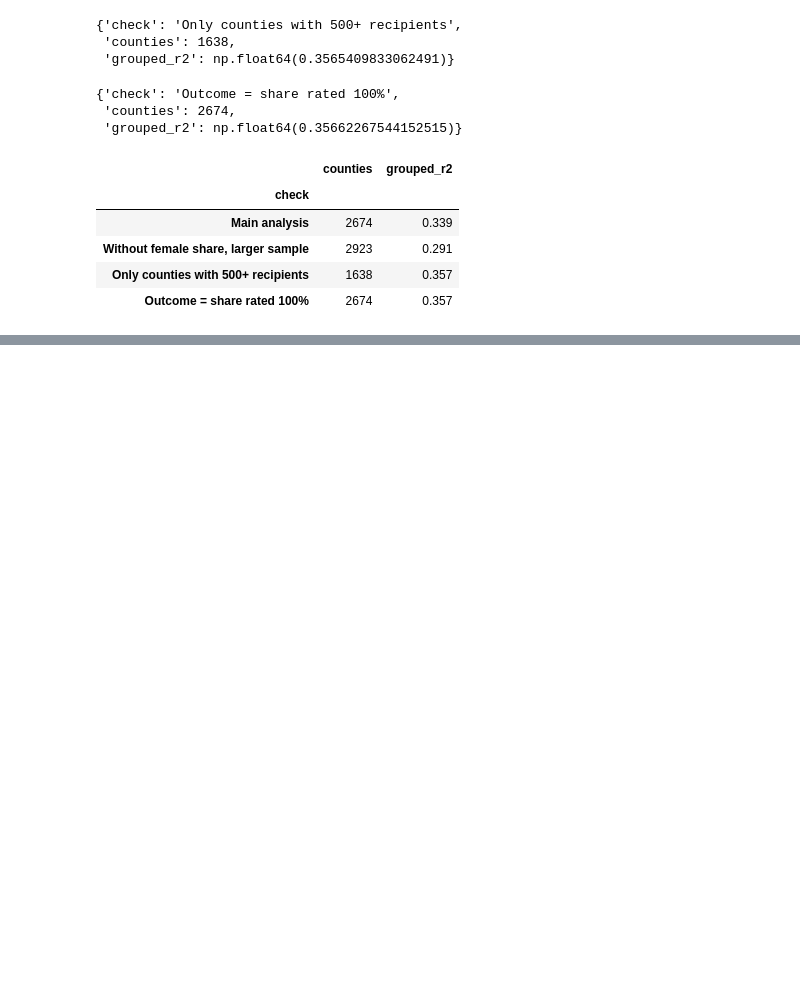
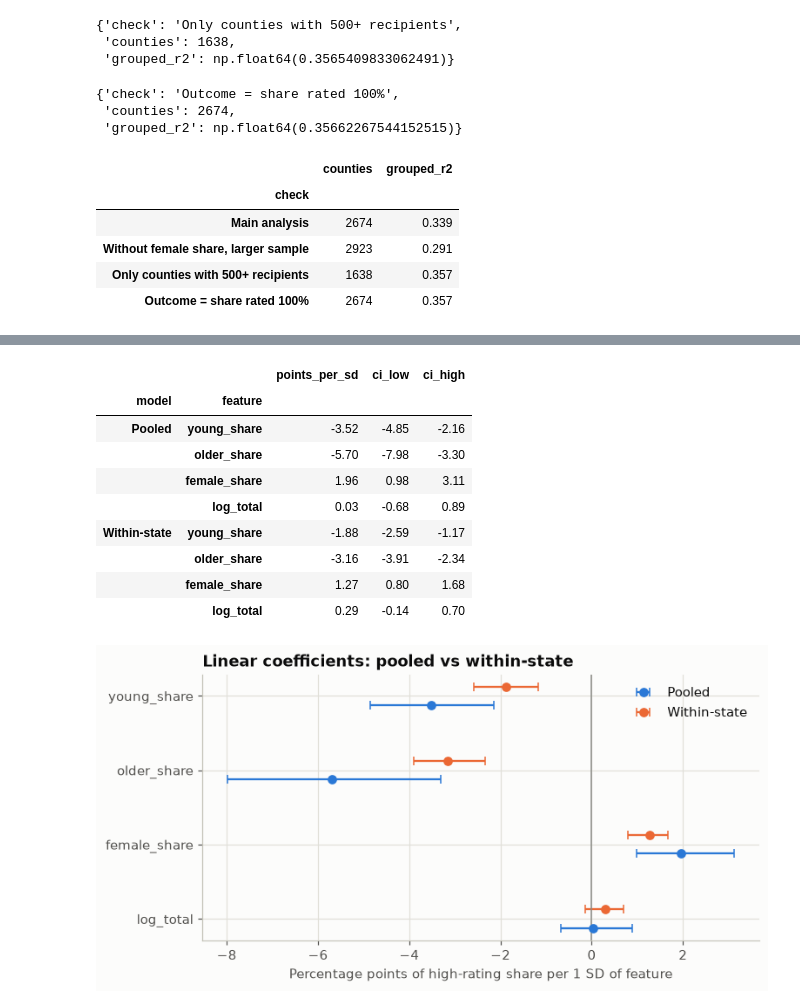
Before and after one commit to abdurrahmanse/research-projects, a Jupyter notebook: 02-va-disability-county-severity/notebooks/va_disability_county_severity.ipynb, the cells around one changed output, grey strips where cells are left out. Cells and saved outputs as stored; diff of their text form; code cells hidden in the pictures; blank space fills up the shorter version.

```diff
--- a/02-va-disability-county-severity/notebooks/va_disability_county_severity.ipynb
+++ b/02-va-disability-county-severity/notebooks/va_disability_county_severity.ipynb
@@ -679,0 +963,41 @@ numpy 2.4.6 | pandas 3.0.5 | scipy 1.18.0 | scikit-learn 1.9.0 | matplotlib 3.11
+# %%
+def std_coefs(rows, within):
+    d = main.iloc[rows]
+    Xs, y = (d[FEATURES] - d[FEATURES].mean()) / d[FEATURES].std(), d.high_share * 100
+    if within:
+        Xs, y = Xs - Xs.groupby(d.state).transform("mean"), y - y.groupby(d.state).transform("mean")
+    return LinearRegression().fit(Xs, y).coef_
+
+all_rows = np.arange(len(main))
+boot_rows = [np.concatenate([rows_of[s] for s in draw]) for draw in boot]
+coef = {}
+for name, within in [("Pooled", False), ("Within-state", True)]:
+    b = np.array([std_coefs(r, within) for r in boot_rows])
+    coef[name] = pd.DataFrame({"points_per_sd": std_coefs(all_rows, within), "ci_low": np.percentile(b, 2.5, axis=0),
+                               "ci_high": np.percentile(b, 97.5, axis=0)}, index=FEATURES)
+# %%
+coef_table = pd.concat(coef, names=["model", "feature"]).round(2)
+coef_table.to_csv(RESULTS / "table_19_within_state_coefficients.csv")
+fig, ax = plt.subplots(figsize=(7.5, 3.6))
+for k, (name, colour) in enumerate([("Pooled", BLUE), ("Within-state", ORANGE)]):
+    c = coef[name]
+    ax.errorbar(c.points_per_sd, np.arange(4)[::-1] + (k - 0.5) * 0.25, fmt="o", color=colour, label=name, capsize=3,
+                xerr=[c.points_per_sd - c.ci_low, c.ci_high - c.points_per_sd])
+ax.axvline(0, color=GREY, linewidth=1)
+ax.set_yticks(np.arange(4)[::-1], FEATURES)
+ax.set(title="Linear coefficients: pooled vs within-state", xlabel="Percentage points of high-rating share per 1 SD of feature")
+ax.legend(frameon=False)
+fig.savefig(RESULTS / "fig_08_pooled_vs_within_coefficients.png", dpi=150, bbox_inches="tight")
+coef_table
+# %% [output]
+|  |  | points_per_sd | ci_low | ci_high |
+| model | feature |  |  |  |
+| Pooled | young_share | -3.52 | -4.85 | -2.16 |
+|  | older_share | -5.70 | -7.98 | -3.30 |
+|  | female_share | 1.96 | 0.98 | 3.11 |
+|  | log_total | 0.03 | -0.68 | 0.89 |
+| Within-state | young_share | -1.88 | -2.59 | -1.17 |
+|  | older_share | -3.16 | -3.91 | -2.34 |
+|  | female_share | 1.27 | 0.80 | 1.68 |
+|  | log_total | 0.29 | -0.14 | 0.70 |
+[figure, added]
```
Also changed, not shown: parts of 69 cells of this notebook, 21 other files.
